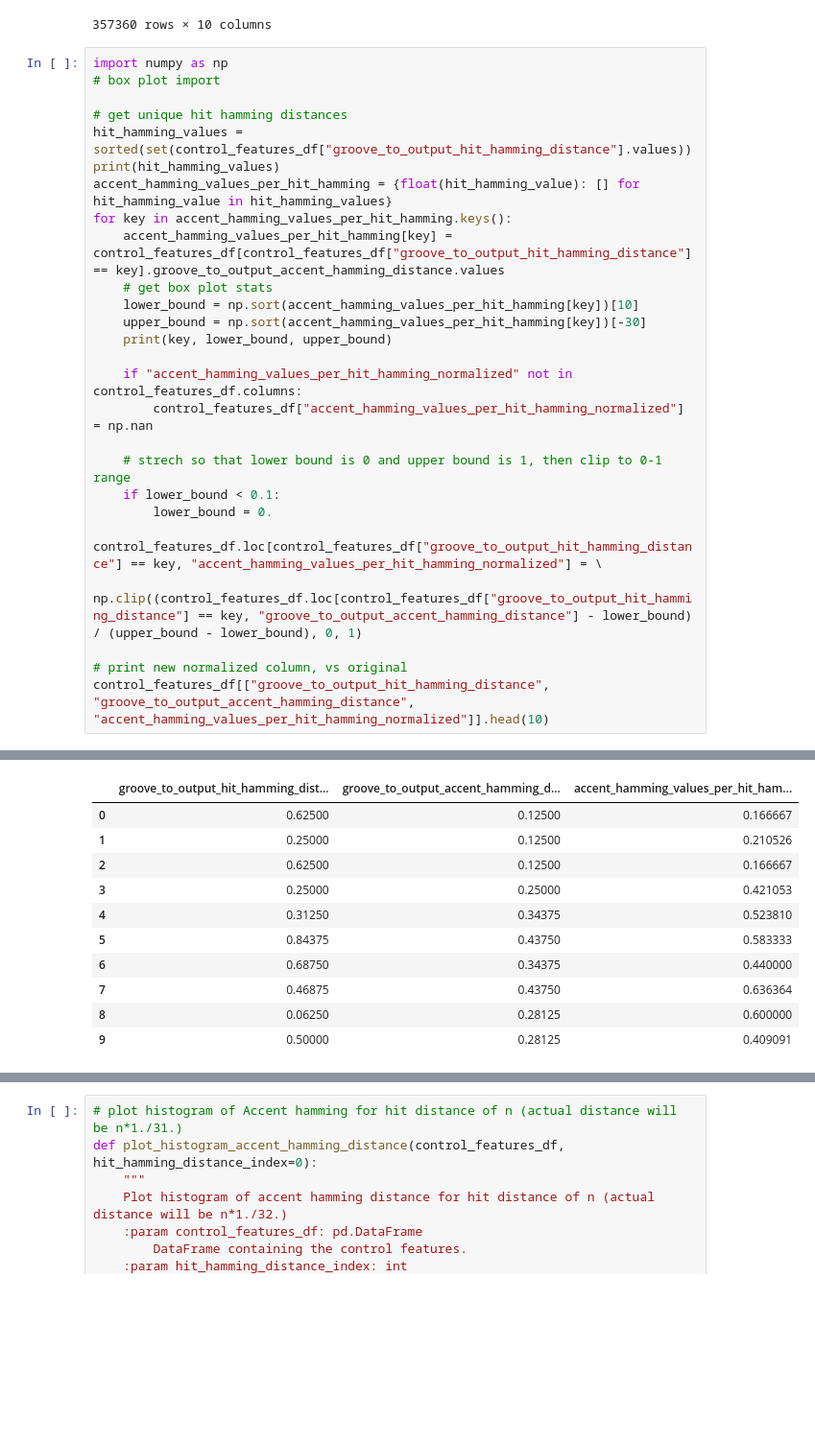
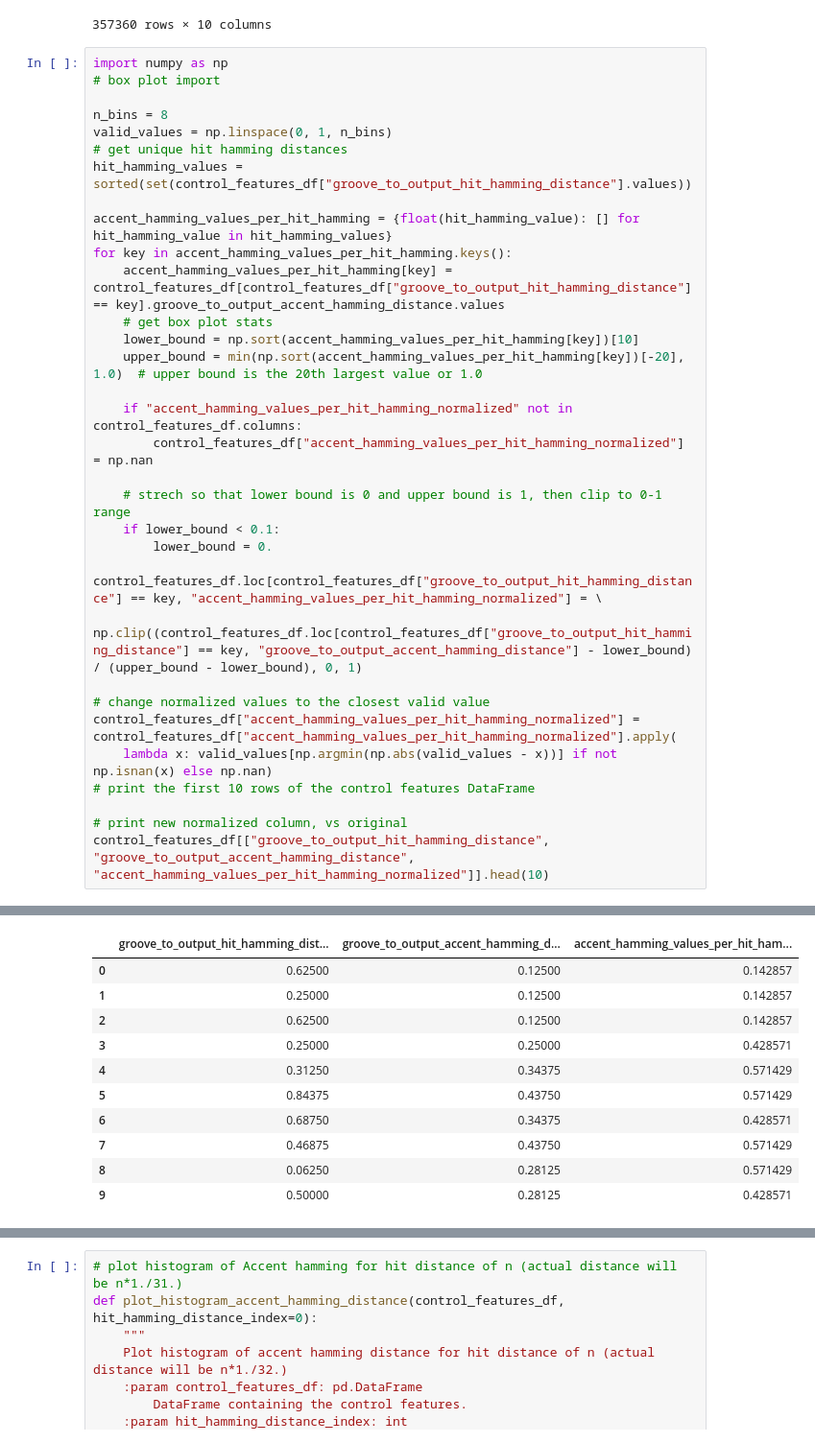
Before and after one commit to justinbosma/TripleStreams, a Jupyter notebook: Dataloader.ipynb, the cells around one changed output, grey strips where cells are left out. Shown at 96% size. Saved outputs shown, nothing was run; the diff lists cells and outputs as text; blank space fills up the shorter version.

```diff
--- a/Dataloader.ipynb
+++ b/Dataloader.ipynb
@@ -397,16 +417,17 @@ invalid value encountered in scalar divide
 import numpy as np
 # box plot import
 
+n_bins = 8
+valid_values = np.linspace(0, 1, n_bins)
 # get unique hit hamming distances
 hit_hamming_values = sorted(set(control_features_df["groove_to_output_hit_hamming_distance"].values))
-print(hit_hamming_values)
+
 accent_hamming_values_per_hit_hamming = {float(hit_hamming_value): [] for hit_hamming_value in hit_hamming_values}
 for key in accent_hamming_values_per_hit_hamming.keys():
     accent_hamming_values_per_hit_hamming[key] = control_features_df[control_features_df["groove_to_output_hit_hamming_distance"] == key].groove_to_output_accent_hamming_distance.values
     # get box plot stats
     lower_bound = np.sort(accent_hamming_values_per_hit_hamming[key])[10]
-    upper_bound = np.sort(accent_hamming_values_per_hit_hamming[key])[-30]
-    print(key, lower_bound, upper_bound)
+    upper_bound = min(np.sort(accent_hamming_values_per_hit_hamming[key])[-20], 1.0)  # upper bound is the 20th largest value or 1.0
 
     if "accent_hamming_values_per_hit_hamming_normalized" not in control_features_df.columns:
         control_features_df["accent_hamming_values_per_hit_hamming_normalized"] = np.nan
@@ -417,6 +438,11 @@ for key in accent_hamming_values_per_hit_hamming.keys():
     control_features_df.loc[control_features_df["groove_to_output_hit_hamming_distance"] == key, "accent_hamming_values_per_hit_hamming_normalized"] = \
         np.clip((control_features_df.loc[control_features_df["groove_to_output_hit_hamming_distance"] == key, "groove_to_output_accent_hamming_distance"] - lower_bound) / (upper_bound - lower_bound), 0, 1)
 
+# change normalized values to the closest valid value
+control_features_df["accent_hamming_values_per_hit_hamming_normalized"] = control_features_df["accent_hamming_values_per_hit_hamming_normalized"].apply(
+    lambda x: valid_values[np.argmin(np.abs(valid_values - x))] if not np.isnan(x) else np.nan)
+# print the first 10 rows of the control features DataFrame
+
 # print new normalized column, vs original
 control_features_df[["groove_to_output_hit_hamming_distance", "groove_to_output_accent_hamming_distance", "accent_hamming_values_per_hit_hamming_normalized"]].head(10)
 # %% [output]
@@ -440,11 +449,11 @@ control_features_df[["groove_to_output_hit_hamming_distance", "groove_to_output_
 |  | groove_to_output_hit_hamming_dist... | groove_to_output_accent_hamming_d... | accent_hamming_values_per_hit_ham... |
-| 0 | 0.62500 | 0.12500 | 0.166667 |
-| 1 | 0.25000 | 0.12500 | 0.210526 |
-| 2 | 0.62500 | 0.12500 | 0.166667 |
-| 3 | 0.25000 | 0.25000 | 0.421053 |
-| 4 | 0.31250 | 0.34375 | 0.523810 |
-| 5 | 0.84375 | 0.43750 | 0.583333 |
-| 6 | 0.68750 | 0.34375 | 0.440000 |
-| 7 | 0.46875 | 0.43750 | 0.636364 |
-| 8 | 0.06250 | 0.28125 | 0.600000 |
-| 9 | 0.50000 | 0.28125 | 0.409091 |
+| 0 | 0.62500 | 0.12500 | 0.142857 |
+| 1 | 0.25000 | 0.12500 | 0.142857 |
+| 2 | 0.62500 | 0.12500 | 0.142857 |
+| 3 | 0.25000 | 0.25000 | 0.428571 |
+| 4 | 0.31250 | 0.34375 | 0.571429 |
+| 5 | 0.84375 | 0.43750 | 0.571429 |
+| 6 | 0.68750 | 0.34375 | 0.428571 |
+| 7 | 0.46875 | 0.43750 | 0.571429 |
+| 8 | 0.06250 | 0.28125 | 0.571429 |
+| 9 | 0.50000 | 0.28125 | 0.428571 |
```
Also changed, not shown: parts of 11 cells of this notebook.
